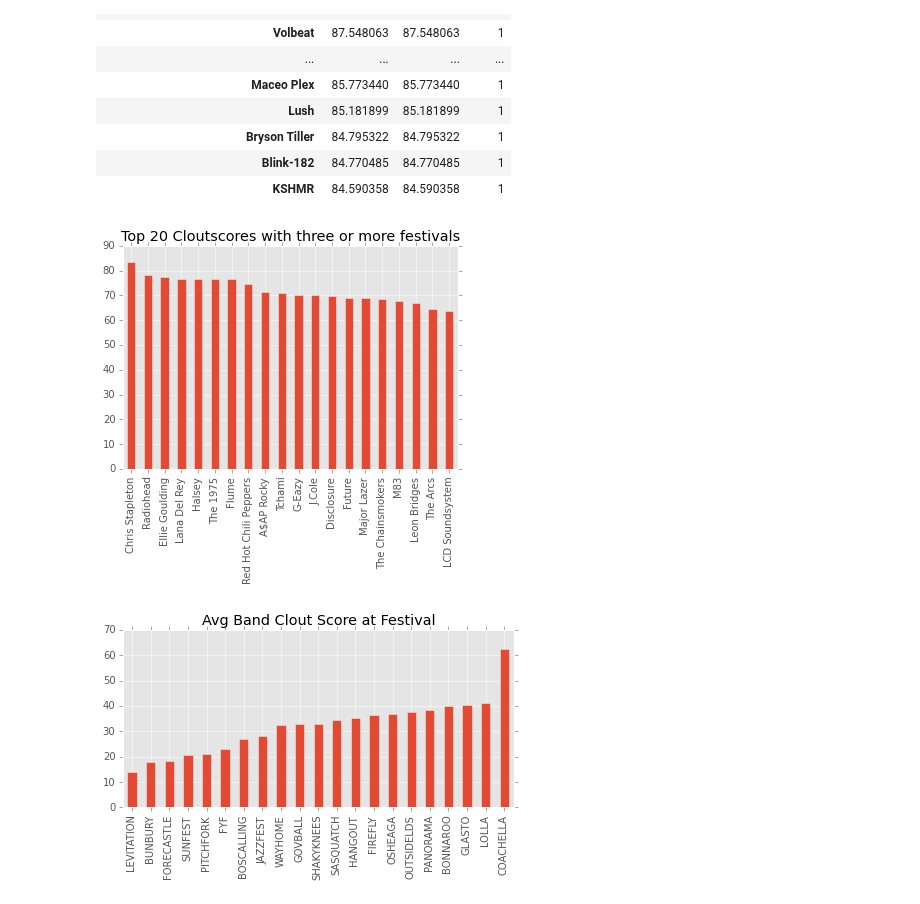
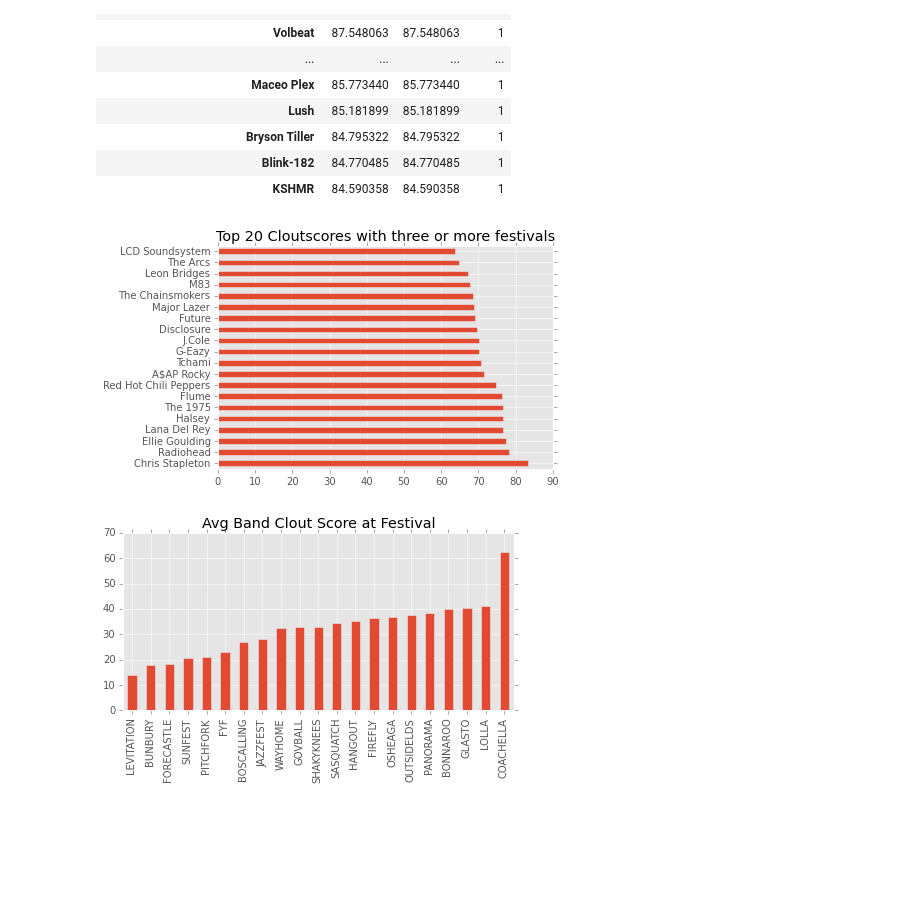
Before and after one commit to hunterowens/hunterowens.github.io, a Jupyter notebook: notebooks/new_power_ranks.ipynb, the cells around one changed output. Cells and saved outputs as stored; diff of their text form; code cells hidden in the pictures; blank space fills up the shorter version.

```diff
--- a/notebooks/new_power_ranks.ipynb
+++ b/notebooks/new_power_ranks.ipynb
@@ -268,12 +268,12 @@ power_rank_df.sort_values('cloutscore', ascending=False).head(20)
 | Blink-182 | 84.770485 | 84.770485 | 1 |
 | KSHMR | 84.590358 | 84.590358 | 1 |
 # %%
-ax = power_rank_df[power_rank_df['count'] > 2]['cloutscore'].sort_values(ascending=False).head(20).plot(kind='bar',
+ax = power_rank_df[power_rank_df['count'] > 2]['cloutscore'].sort_values(ascending=False).head(20).plot(kind='barh',
                                                         title="Top 20 Cloutscores with three or more festivals")
 
 ax.get_figure().savefig('./festival_extras/top20clout.svg', bbox_inches='tight')
 # %% [output]
-[figure, old version]
+[figure, new version]
 # %%
 clout_s = pd.Series()
 for fest in df.columns:
```
Also changed, not shown: parts of 2 cells of this notebook, 2 other files.
